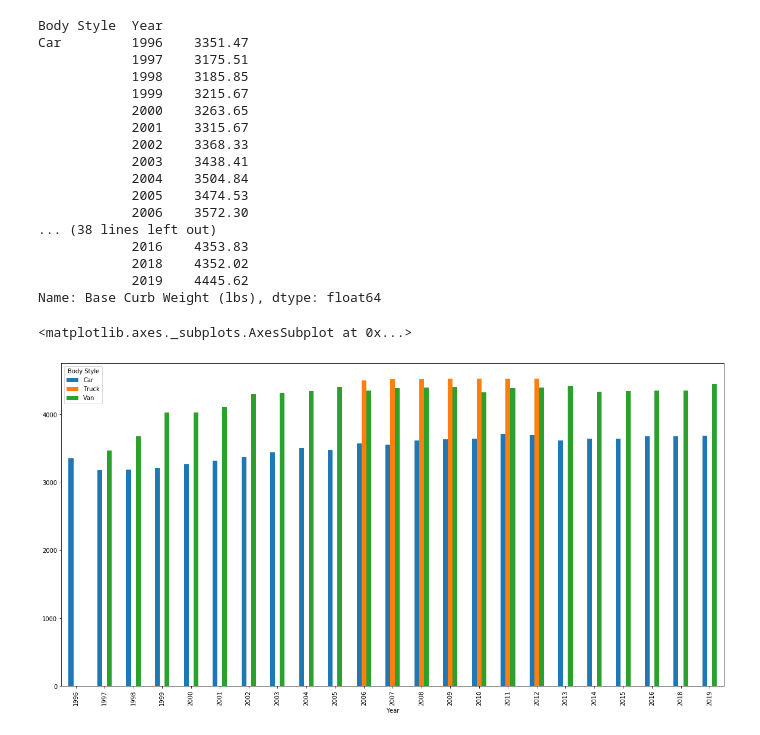
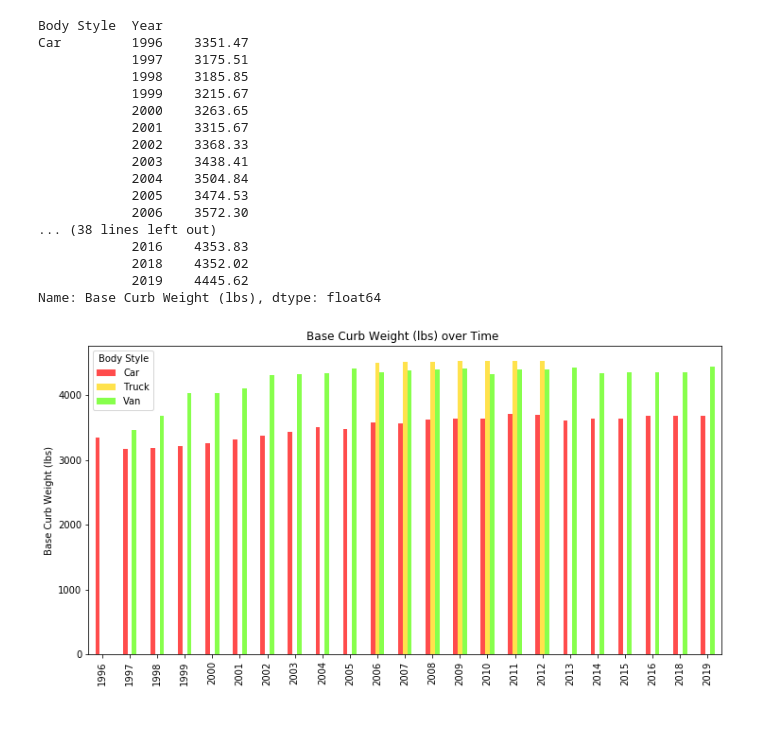
Before and after one commit to NoahGoldstein13/data-analysis-project-1, a Jupyter notebook: Alice/Alice_project.ipynb, the cells around one changed output. Cells and saved outputs as stored; diff of their text form; code cells hidden in the pictures.

```diff
--- a/Alice/Alice_project.ipynb
+++ b/Alice/Alice_project.ipynb
@@ -189,8 +190,3 @@ Car         1996    3351.47
             2018    4352.02
             2019    4445.62
 Name: Base Curb Weight (lbs), dtype: float64
-# %%
-data_to_plot.unstack(level=0).plot(kind='bar', figsize=(20, 10))
-# %% [output]
-<matplotlib.axes._subplots.AxesSubplot at 0x...>
-[figure, removed]
@@ -200,0 +193,9 @@ See correlation by 1 body style related to Gas mileage- scatter plot
+# %%
+#make a bar chart
+data_to_plot.unstack(level=0).plot(kind='bar', figsize=(12, 6), legend = 'best', colormap='prism', alpha=0.7)
+plt.xlabel(None)
+plt.ylabel('Base Curb Weight (lbs)')
+plt.title('Base Curb Weight (lbs) over Time ')
+plt.savefig("Base Curb weight over Time bar chart", dpi=500)
+# %% [output]
+[figure, added]
```
Also changed, not shown: parts of 11 cells of this notebook.
